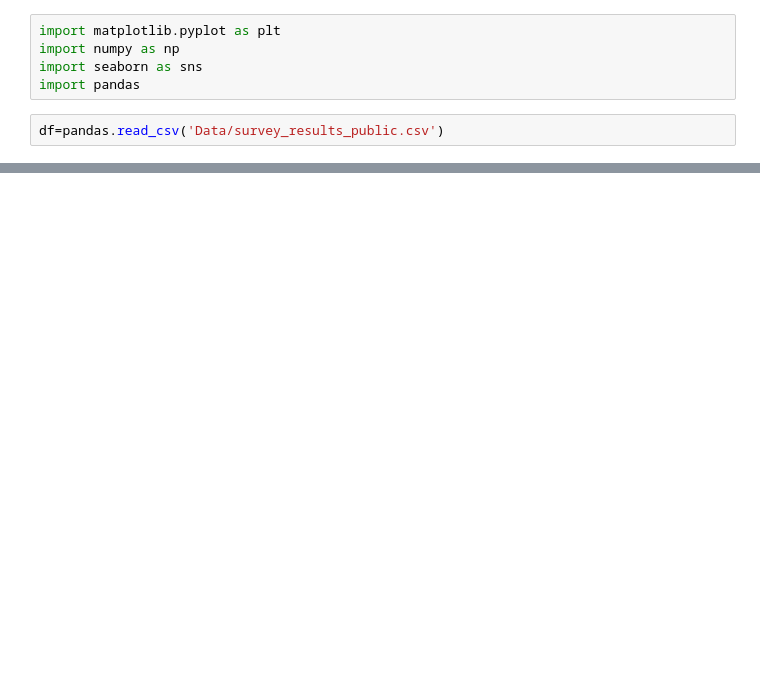
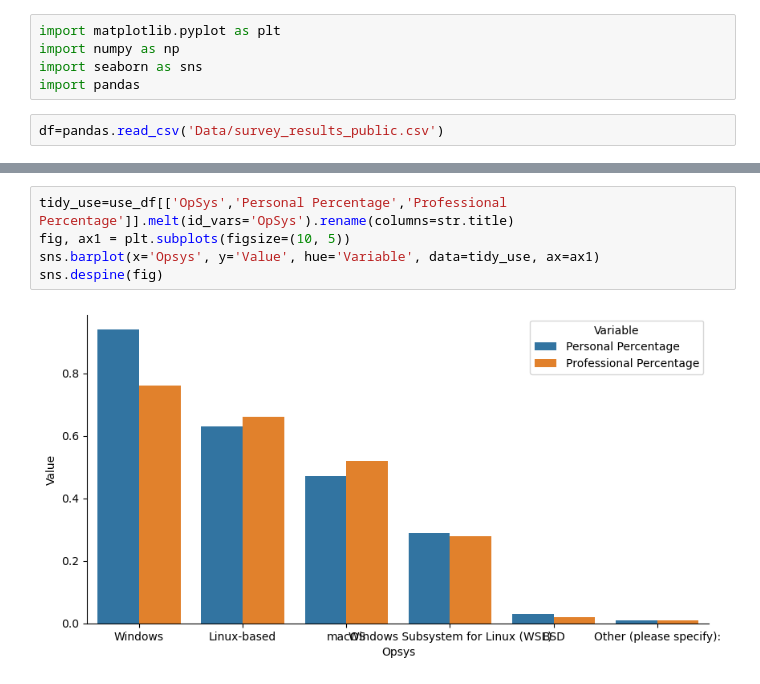
Before and after one commit to local-optimum/stackoverflow-ws-insights, a Jupyter notebook: SO22_WSL.ipynb, the cells around one changed output, grey strips where cells are left out. Cells and saved outputs as stored; diff of their text form; blank space fills up the shorter version.

```diff
--- a/SO22_WSL.ipynb
+++ b/SO22_WSL.ipynb
@@ -25,0 +32,7 @@ use_df.merge(per_df, how = 'left', on='OpSys')
+# %%
+tidy_use=use_df[['OpSys','Personal Percentage','Professional Percentage']].melt(id_vars='OpSys').rename(columns=str.title)
+fig, ax1 = plt.subplots(figsize=(10, 5))
+sns.barplot(x='Opsys', y='Value', hue='Variable', data=tidy_use, ax=ax1)
+sns.despine(fig)
+# %% [output]
+[figure, added]
```
Also changed, not shown: parts of 6 cells of this notebook.
